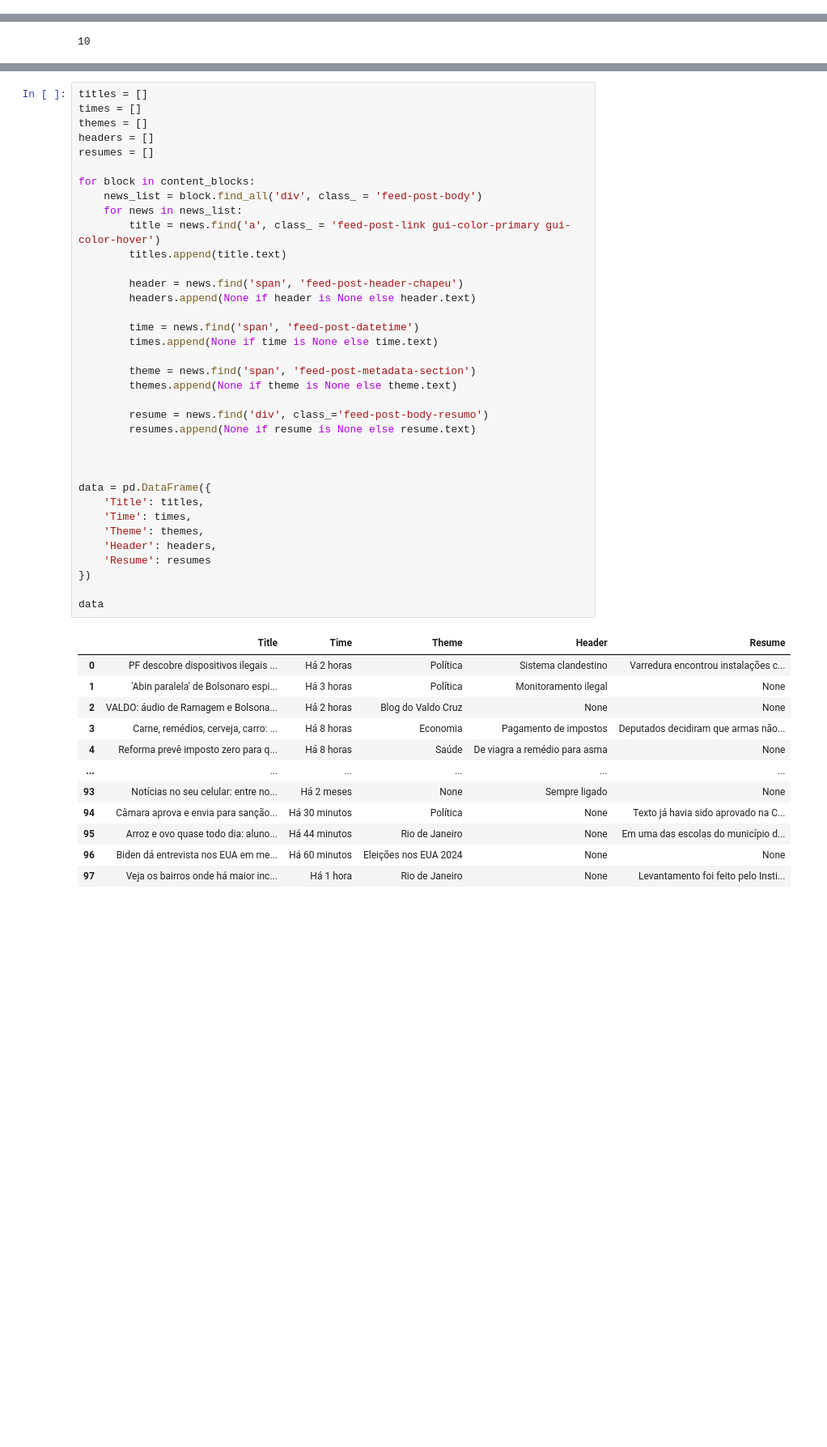
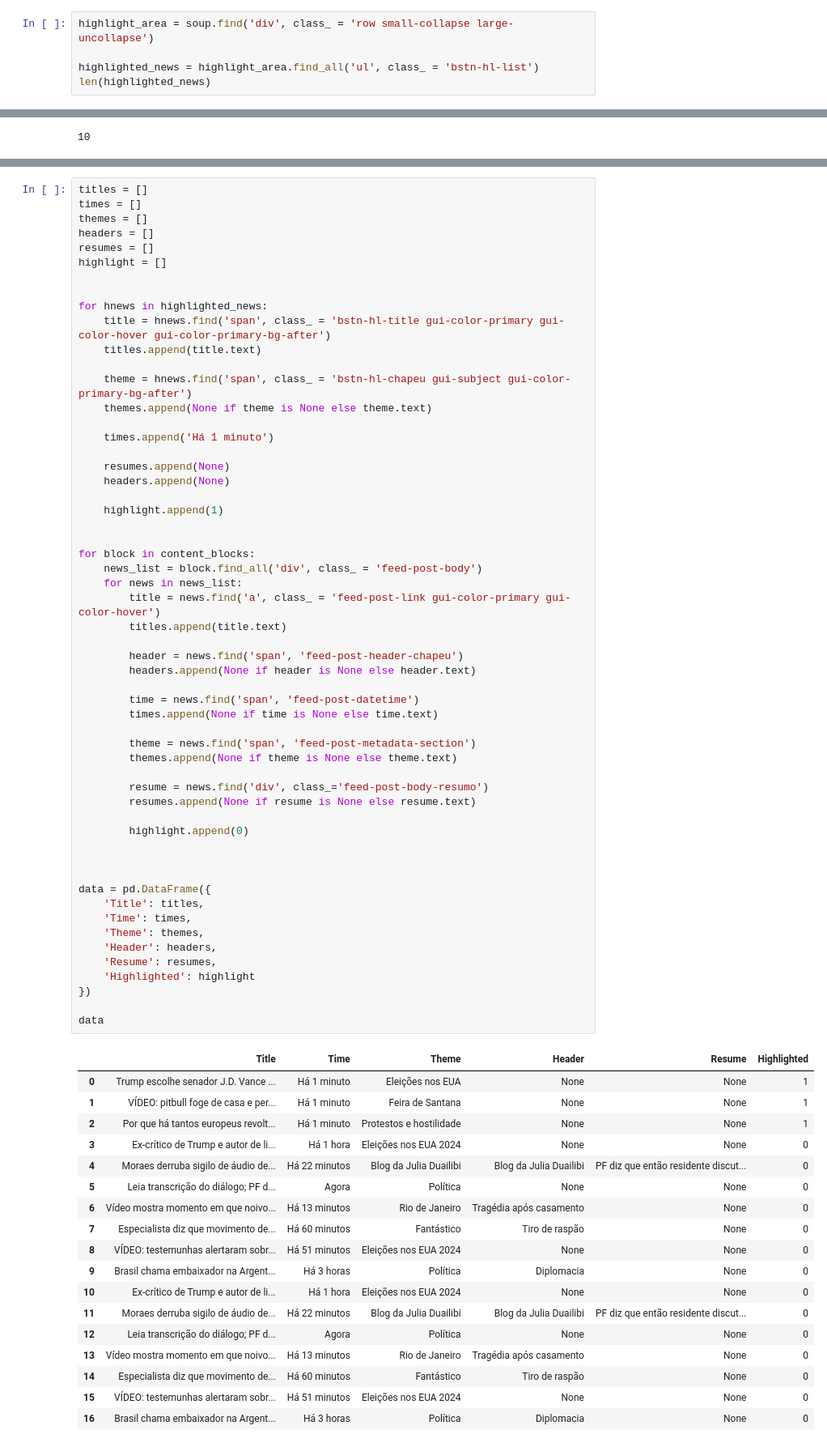
Before and after one commit to eliasmarts/Brazilian-News-Scraping, a Jupyter notebook: notebooks/test_scrapers/g1scraping.ipynb, the cells around one changed output, grey strips where cells are left out. Shown at 81% size. Drawn from its saved outputs; the diff is of its cells as text; blank space fills up the shorter version.

Commit message:
highlighted news scrap

```diff
--- a/notebooks/test_scrapers/g1scraping.ipynb
+++ b/notebooks/test_scrapers/g1scraping.ipynb
@@ -100,3 +100,8 @@ Scroll 10, height=20758
 html_source = driver.page_source
 soup = BeautifulSoup(html_source, 'lxml')
 content_blocks = soup.find_all('div', class_ = '_evg')
+# %%
+highlight_area = soup.find('div', class_ = 'row small-collapse large-uncollapse')
+
+highlighted_news = highlight_area.find_all('ul', class_ = 'bstn-hl-list')
+len(highlighted_news)
@@ -127,46 +134,72 @@ times = []
 themes = []
 headers = []
 resumes = []
+highlight = []
+
+
+for hnews in highlighted_news:
+    title = hnews.find('span', class_ = 'bstn-hl-title gui-color-primary gui-color-hover gui-color-primary-bg-after')
+    titles.append(title.text)
+
+    theme = hnews.find('span', class_ = 'bstn-hl-chapeu gui-subject gui-color-primary-bg-after')
+    themes.append(None if theme is None else theme.text)
+
+    times.append('Há 1 minuto')
+
+    resumes.append(None)
+    headers.append(None)
+
+    highlight.append(1)
+
 
 for block in content_blocks:
     news_list = block.find_all('div', class_ = 'feed-post-body')
     for news in news_list:
         title = news.find('a', class_ = 'feed-post-link gui-color-primary gui-color-hover')
         titles.append(title.text)
 
         header = news.find('span', 'feed-post-header-chapeu')
         headers.append(None if header is None else header.text)
 
         time = news.find('span', 'feed-post-datetime')
         times.append(None if time is None else time.text)
 
         theme = news.find('span', 'feed-post-metadata-section')
         themes.append(None if theme is None else theme.text)
 
         resume = news.find('div', class_='feed-post-body-resumo')
         resumes.append(None if resume is None else resume.text)
 
+        highlight.append(0)
+
 
 
 data = pd.DataFrame({
     'Title': titles,
     'Time': times,
     'Theme': themes,
     'Header': headers,
-    'Resume': resumes
+    'Resume': resumes,
+    'Highlighted': highlight
 })
 
 data
 # %% [output]
-|  | Title | Time | Theme | Header | Resume |
-| 0 | PF descobre dispositivos ilegais ... | Há 2 horas | Política | Sistema clandestino | Varredura encontrou instalações c... |
-| 1 | 'Abin paralela' de Bolsonaro espi... | Há 3 horas | Política | Monitoramento ilegal | None |
-| 2 | VALDO: áudio de Ramagem e Bolsona... | Há 2 horas | Blog do Valdo Cruz | None | None |
-| 3 | Carne, remédios, cerveja, carro: ... | Há 8 horas | Economia | Pagamento de impostos | Deputados decidiram que armas não... |
-| 4 | Reforma prevê imposto zero para q... | Há 8 horas | Saúde | De viagra a remédio para asma | None |
-| ... | ... | ... | ... | ... | ... |
-| 93 | Notícias no seu celular: entre no... | Há 2 meses | None | Sempre ligado | None |
-| 94 | Câmara aprova e envia para sanção... | Há 30 minutos | Política | None | Texto já havia sido aprovado na C... |
-| 95 | Arroz e ovo quase todo dia: aluno... | Há 44 minutos | Rio de Janeiro | None | Em uma das escolas do município d... |
-| 96 | Biden dá entrevista nos EUA em me... | Há 60 minutos | Eleições nos EUA 2024 | None | None |
-| 97 | Veja os bairros onde há maior inc... | Há 1 hora | Rio de Janeiro | None | Levantamento foi feito pelo Insti... |
+|  | Title | Time | Theme | Header | Resume | Highlighted |
+| 0 | Trump escolhe senador J.D. Vance ... | Há 1 minuto | Eleições nos EUA | None | None | 1 |
+| 1 | VÍDEO: pitbull foge de casa e per... | Há 1 minuto | Feira de Santana | None | None | 1 |
+| 2 | Por que há tantos europeus revolt... | Há 1 minuto | Protestos e hostilidade | None | None | 1 |
+| 3 | Ex-crítico de Trump e autor de li... | Há 1 hora | Eleições nos EUA 2024 | None | None | 0 |
+| 4 | Moraes derruba sigilo de áudio de... | Há 22 minutos | Blog da Julia Duailibi | Blog da Julia Duailibi | PF diz que então residente discut... | 0 |
+| 5 | Leia transcrição do diálogo; PF d... | Agora | Política | None | None | 0 |
+| 6 | Vídeo mostra momento em que noivo... | Há 13 minutos | Rio de Janeiro | Tragédia após casamento | None | 0 |
+| 7 | Especialista diz que movimento de... | Há 60 minutos | Fantástico | Tiro de raspão | None | 0 |
+| 8 | VÍDEO: testemunhas alertaram sobr... | Há 51 minutos | Eleições nos EUA 2024 | None | None | 0 |
+| 9 | Brasil chama embaixador na Argent... | Há 3 horas | Política | Diplomacia | None | 0 |
+| 10 | Ex-crítico de Trump e autor de li... | Há 1 hora | Eleições nos EUA 2024 | None | None | 0 |
+| 11 | Moraes derruba sigilo de áudio de... | Há 22 minutos | Blog da Julia Duailibi | Blog da Julia Duailibi | PF diz que então residente discut... | 0 |
+| 12 | Leia transcrição do diálogo; PF d... | Agora | Política | None | None | 0 |
+| 13 | Vídeo mostra momento em que noivo... | Há 13 minutos | Rio de Janeiro | Tragédia após casamento | None | 0 |
+| 14 | Especialista diz que movimento de... | Há 60 minutos | Fantástico | Tiro de raspão | None | 0 |
+| 15 | VÍDEO: testemunhas alertaram sobr... | Há 51 minutos | Eleições nos EUA 2024 | None | None | 0 |
+| 16 | Brasil chama embaixador na Argent... | Há 3 horas | Política | Diplomacia | None | 0 |
```
Also changed, not shown: parts of 4 cells of this notebook, 1 other file.
